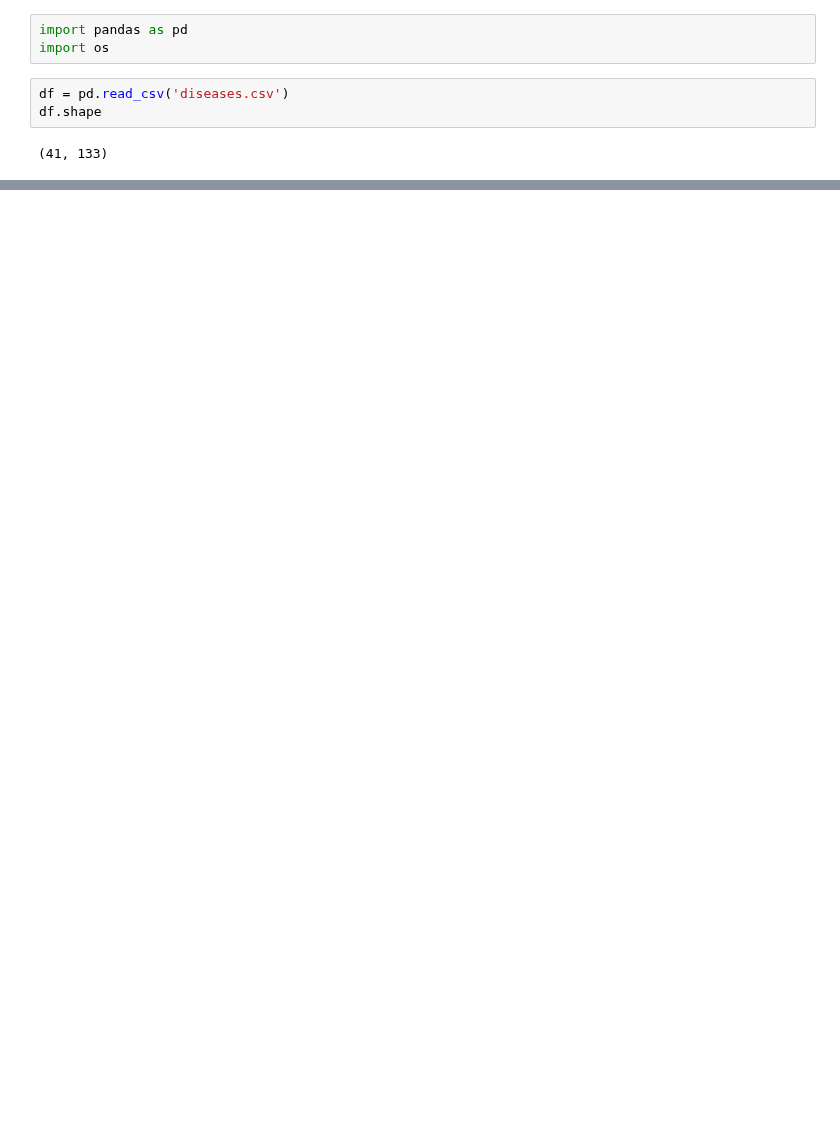
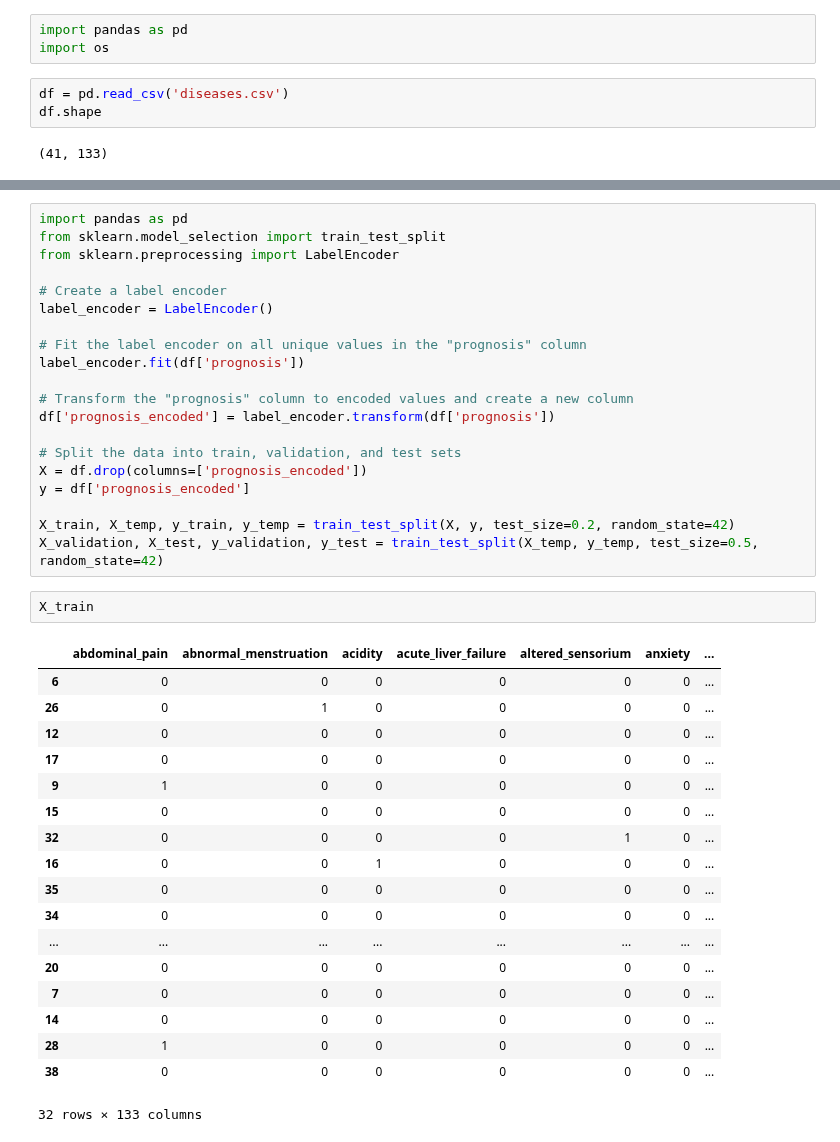
Before and after one commit to disease-outbreak/disease-outbreak, a Jupyter notebook: Adam/adam_scratch.ipynb, the cells around one changed output, grey strips where cells are left out. Cells and saved outputs as stored; diff of their text form; blank space fills up the shorter version.

```diff
--- a/Adam/adam_scratch.ipynb
+++ b/Adam/adam_scratch.ipynb
@@ -120,0 +227,41 @@ predicted_prognosis
+# %%
+import pandas as pd
+from sklearn.model_selection import train_test_split
+from sklearn.preprocessing import LabelEncoder
+
+# Create a label encoder
+label_encoder = LabelEncoder()
+
+# Fit the label encoder on all unique values in the "prognosis" column
+label_encoder.fit(df['prognosis'])
+
+# Transform the "prognosis" column to encoded values and create a new column
+df['prognosis_encoded'] = label_encoder.transform(df['prognosis'])
+
+# Split the data into train, validation, and test sets
+X = df.drop(columns=['prognosis_encoded'])
+y = df['prognosis_encoded']
+
+X_train, X_temp, y_train, y_temp = train_test_split(X, y, test_size=0.2, random_state=42)
+X_validation, X_test, y_validation, y_test = train_test_split(X_temp, y_temp, test_size=0.5, random_state=42)
+# %%
+X_train
+# %% [output]
+|  | abdominal_pain | abnormal_menstruation | acidity | acute_liver_failure | altered_sensorium | anxiety | ... |
+| 6 | 0 | 0 | 0 | 0 | 0 | 0 | ... |
+| 26 | 0 | 1 | 0 | 0 | 0 | 0 | ... |
+| 12 | 0 | 0 | 0 | 0 | 0 | 0 | ... |
+| 17 | 0 | 0 | 0 | 0 | 0 | 0 | ... |
+| 9 | 1 | 0 | 0 | 0 | 0 | 0 | ... |
+| 15 | 0 | 0 | 0 | 0 | 0 | 0 | ... |
+| 32 | 0 | 0 | 0 | 0 | 1 | 0 | ... |
+| 16 | 0 | 0 | 1 | 0 | 0 | 0 | ... |
+| 35 | 0 | 0 | 0 | 0 | 0 | 0 | ... |
+| 34 | 0 | 0 | 0 | 0 | 0 | 0 | ... |
+| ... | ... | ... | ... | ... | ... | ... | ... |
+| 20 | 0 | 0 | 0 | 0 | 0 | 0 | ... |
+| 7 | 0 | 0 | 0 | 0 | 0 | 0 | ... |
+| 14 | 0 | 0 | 0 | 0 | 0 | 0 | ... |
+| 28 | 1 | 0 | 0 | 0 | 0 | 0 | ... |
+| 38 | 0 | 0 | 0 | 0 | 0 | 0 | ... |
+32 rows × 133 columns
```
Also changed, not shown: parts of 15 cells of this notebook.
